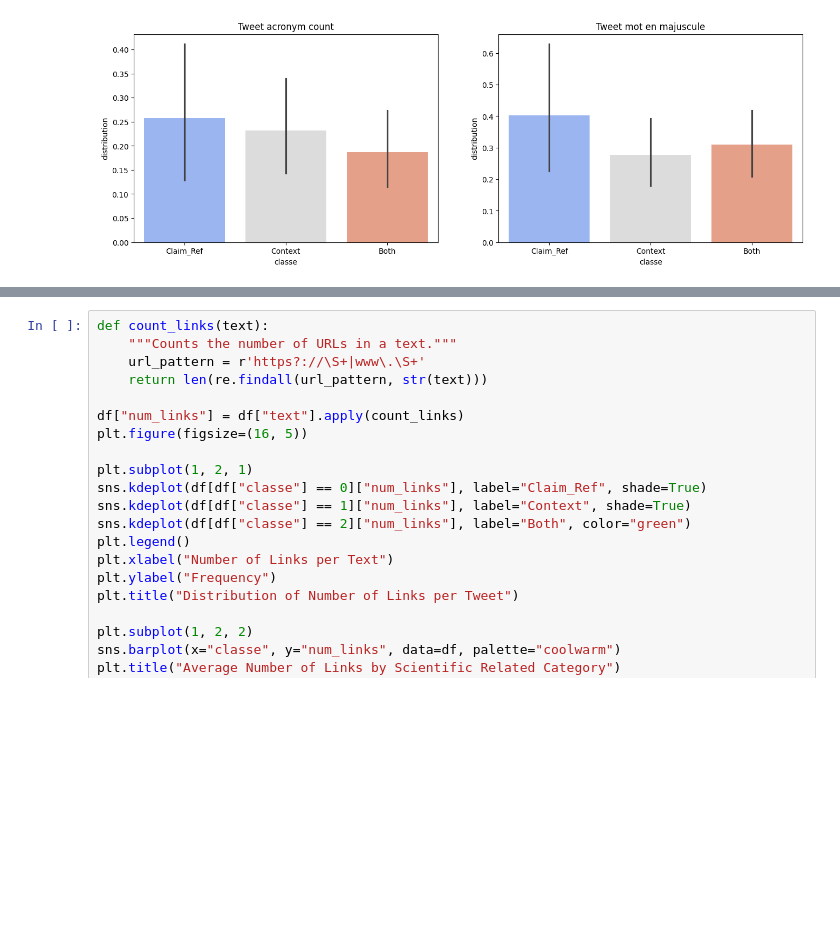
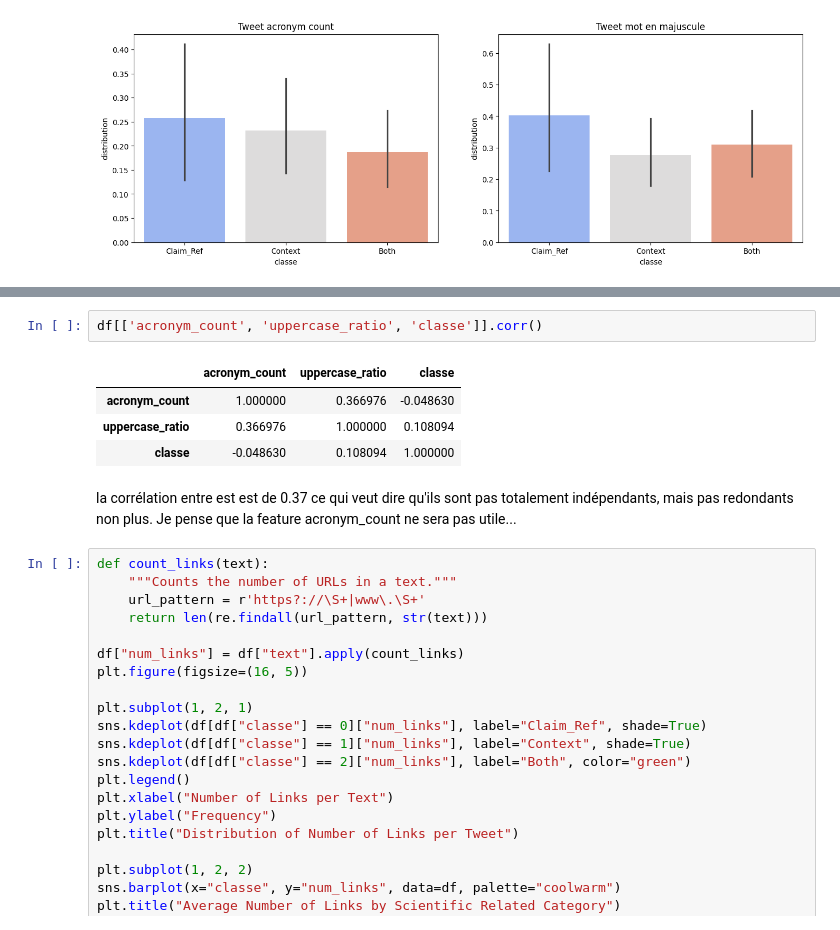
Before and after one commit to AllanDwyre/Scitweets, a Jupyter notebook: src/data_exploration/dataset_exploration_step2.ipynb, the cells around one changed output, grey strips where cells are left out. Saved outputs shown, nothing was run; the diff lists cells and outputs as text; blank space fills up the shorter version.

```diff
--- a/src/data_exploration/dataset_exploration_step2.ipynb
+++ b/src/data_exploration/dataset_exploration_step2.ipynb
@@ -270,3 +288,13 @@ plt.show()
+# %%
+df[['acronym_count', 'uppercase_ratio', 'classe']].corr()
+# %% [output]
+|  | acronym_count | uppercase_ratio | classe |
+| acronym_count | 1.000000 | 0.366976 | -0.048630 |
+| uppercase_ratio | 0.366976 | 1.000000 | 0.108094 |
+| classe | -0.048630 | 0.108094 | 1.000000 |
+# %% [markdown]
+la corrélation entre est est de 0.37 ce qui veut dire qu'ils sont pas totalement indépendants, mais pas redondants non plus.
+Je pense que la feature acronym_count ne sera pas utile...
 # %%
 def count_links(text):
     """Counts the number of URLs in a text."""
```
Also changed, not shown: parts of 5 cells of this notebook, 21 other files.
